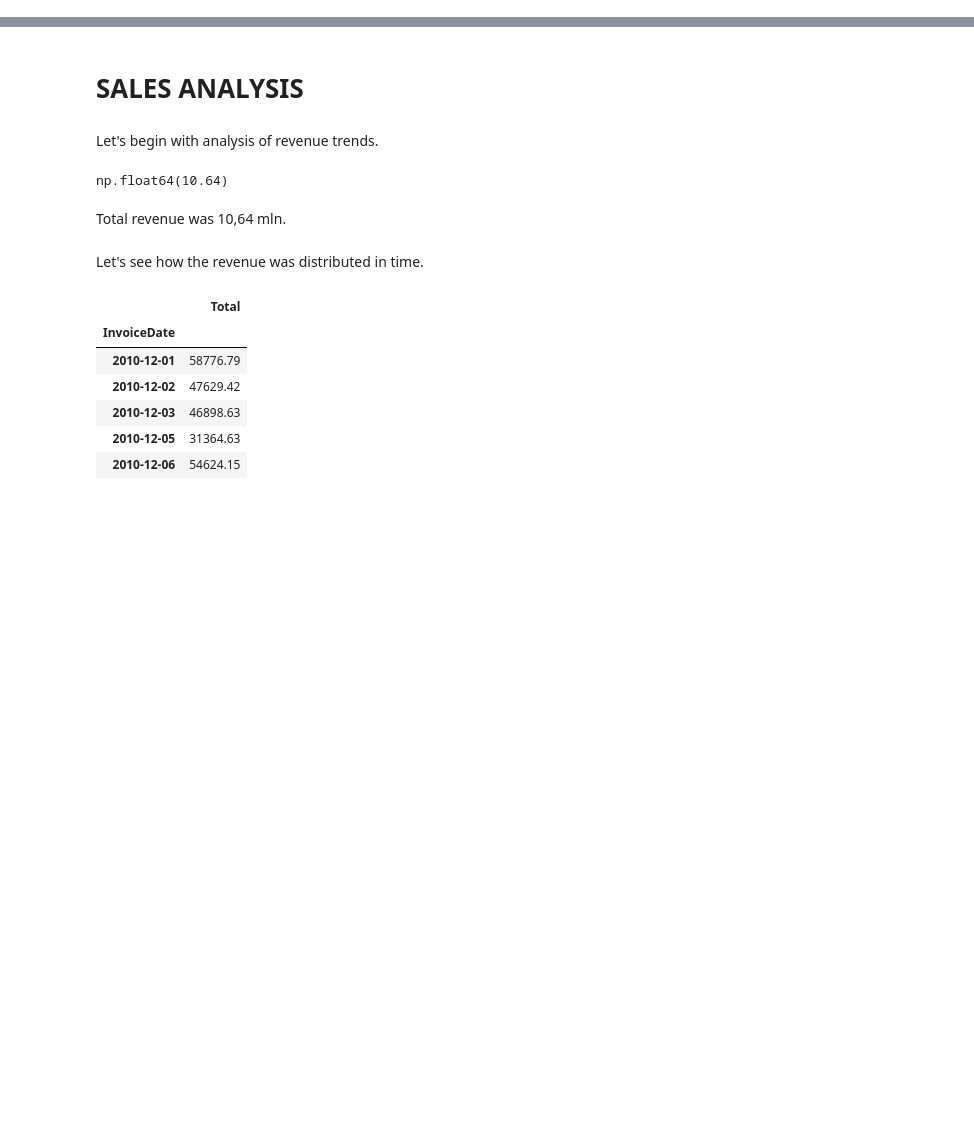
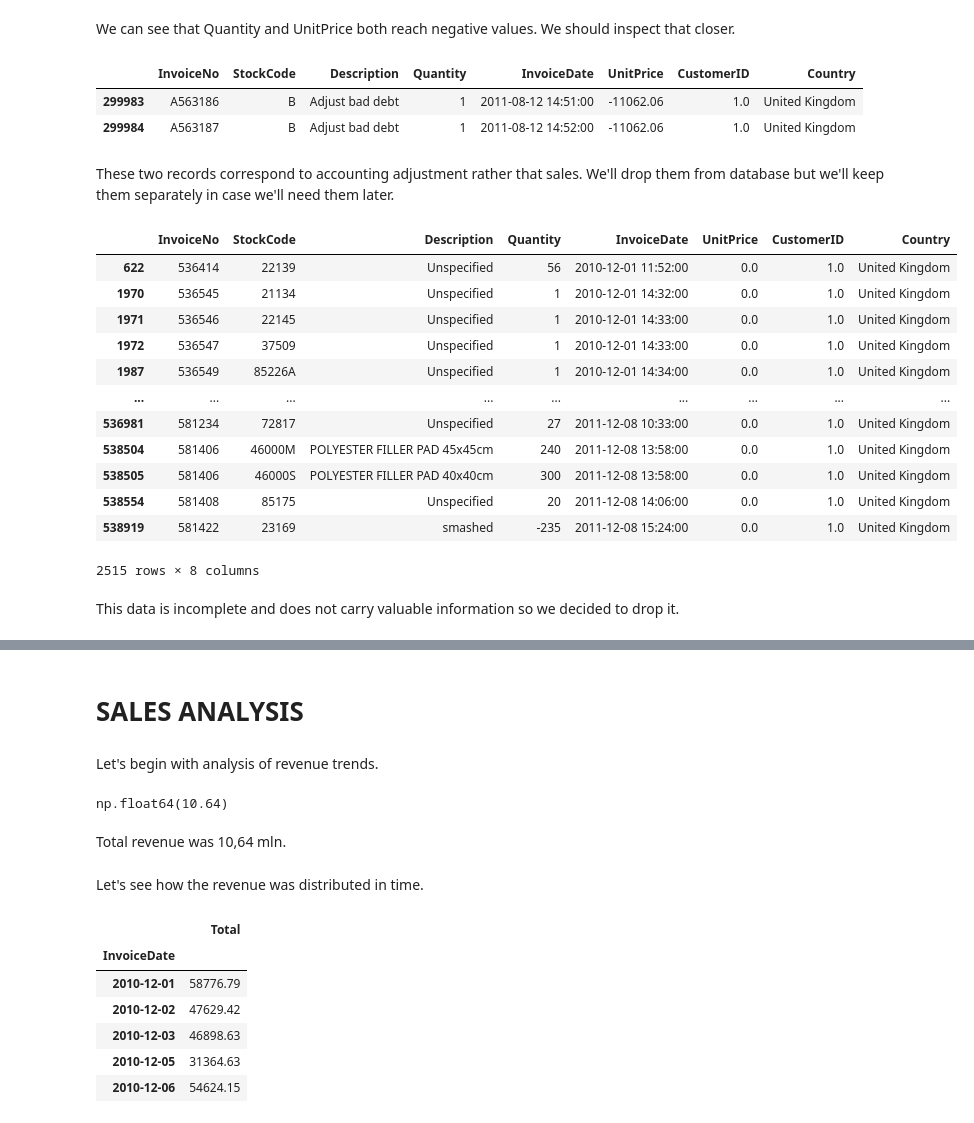
Before and after one commit to JakubKrz25/Online-Retail-Python-analysis, a Jupyter notebook: Online_retail- analysis.ipynb, the cells around one changed output, grey strips where cells are left out. Saved outputs shown, nothing was run; the diff lists cells and outputs as text; code cells hidden in the pictures; blank space fills up the shorter version.

```diff
--- a/notebooks/01_sales_eda.ipynb
+++ b/Online_retail- analysis.ipynb
@@ -17,0 +4,2 @@ retail = load_processed("retail")
+# %%
+retail=pd.read_excel("retail.xlsx")
@@ -17,0 +35,3 @@ retail = load_processed("retail")
+# %%
+retail["Description"]=retail["Description"].fillna("Unspecified")
+retail["CustomerID"]=retail["CustomerID"].fillna(1)
@@ -17,0 +52,11 @@ retail = load_processed("retail")
+# %% [markdown]
+We can see that Quantity and UnitPrice both reach negative values. We should inspect that closer.
+# %%
+retail.iloc[retail["UnitPrice"]<0]
+# %% [output]
+|  | InvoiceNo | StockCode | Description | Quantity | InvoiceDate | UnitPrice | CustomerID | Country |
+| 299983 | A563186 | B | Adjust bad debt | 1 | 2011-08-12 14:51:00 | -11062.06 | 1.0 | United Kingdom |
+| 299984 | A563187 | B | Adjust bad debt | 1 | 2011-08-12 14:52:00 | -11062.06 | 1.0 | United Kingdom |
+# %% [markdown]
+These two records correspond to accounting adjustment rather that sales. We'll drop them from database
+but we'll keep them separately in case we'll need them later.
@@ -17,0 +65,20 @@ retail = load_processed("retail")
+# %%
+retail.drop(retail.iloc[retail["UnitPrice"]<0].index, inplace=True)
+# %%
+retail.loc[retail["UnitPrice"]==0]
+# %% [output]
+|  | InvoiceNo | StockCode | Description | Quantity | InvoiceDate | UnitPrice | CustomerID | Country |
+| 622 | 536414 | 22139 | Unspecified | 56 | 2010-12-01 11:52:00 | 0.0 | 1.0 | United Kingdom |
+| 1970 | 536545 | 21134 | Unspecified | 1 | 2010-12-01 14:32:00 | 0.0 | 1.0 | United Kingdom |
+| 1971 | 536546 | 22145 | Unspecified | 1 | 2010-12-01 14:33:00 | 0.0 | 1.0 | United Kingdom |
+| 1972 | 536547 | 37509 | Unspecified | 1 | 2010-12-01 14:33:00 | 0.0 | 1.0 | United Kingdom |
+| 1987 | 536549 | 85226A | Unspecified | 1 | 2010-12-01 14:34:00 | 0.0 | 1.0 | United Kingdom |
+| ... | ... | ... | ... | ... | ... | ... | ... | ... |
+| 536981 | 581234 | 72817 | Unspecified | 27 | 2011-12-08 10:33:00 | 0.0 | 1.0 | United Kingdom |
+| 538504 | 581406 | 46000M | POLYESTER FILLER PAD 45x45cm | 240 | 2011-12-08 13:58:00 | 0.0 | 1.0 | United Kingdom |
+| 538505 | 581406 | 46000S | POLYESTER FILLER PAD 40x40cm | 300 | 2011-12-08 13:58:00 | 0.0 | 1.0 | United Kingdom |
+| 538554 | 581408 | 85175 | Unspecified | 20 | 2011-12-08 14:06:00 | 0.0 | 1.0 | United Kingdom |
+| 538919 | 581422 | 23169 | smashed | -235 | 2011-12-08 15:24:00 | 0.0 | 1.0 | United Kingdom |
+2515 rows × 8 columns
+# %% [markdown]
+This data is incomplete and does not carry valuable information so we decided to drop it.
```
Also changed, not shown: parts of 43 cells of this notebook, 19 other files.
